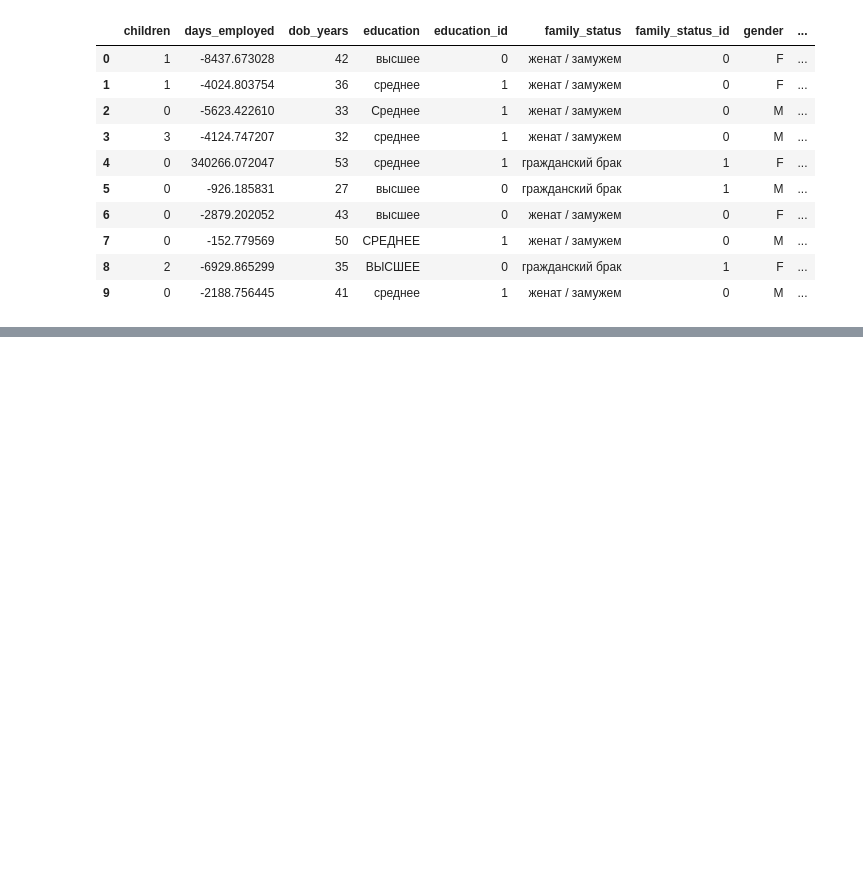
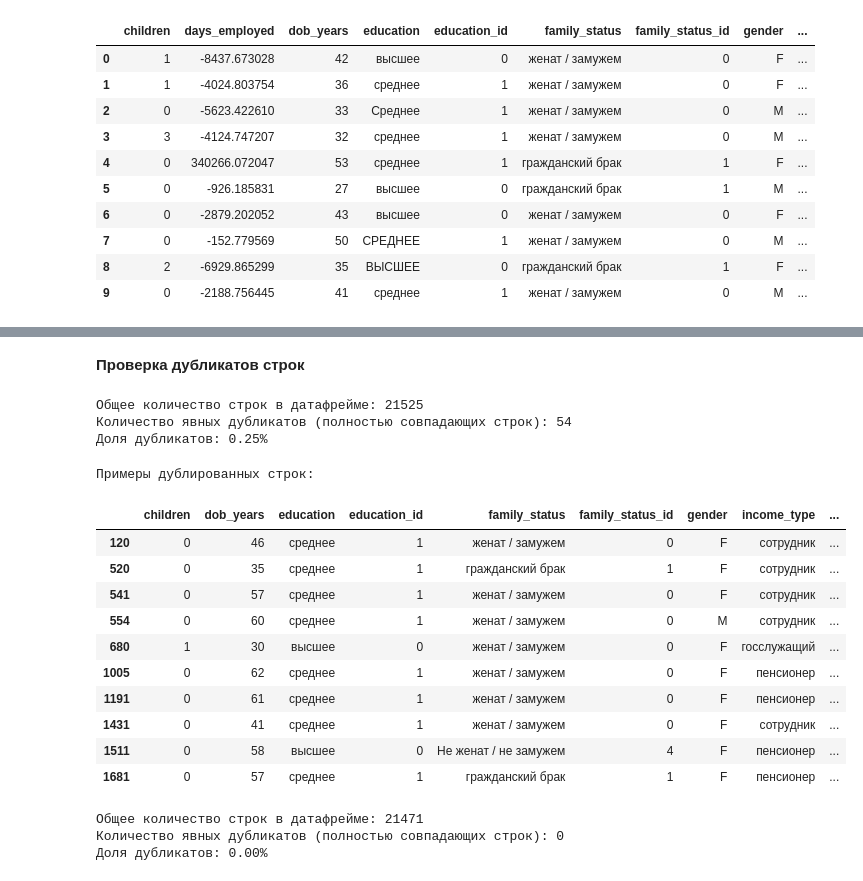
Before and after one commit to kirillku03-blip/educational_project, a Jupyter notebook: 2_investigation_of_borrowers_reliability/Untitled.ipynb, the cells around one changed output, grey strips where cells are left out. Saved outputs shown, nothing was run; the diff lists cells and outputs as text; code cells hidden in the pictures; blank space fills up the shorter version.

```diff
--- a/2_investigation_of_borrowers_reliability/Untitled.ipynb
+++ b/2_investigation_of_borrowers_reliability/Untitled.ipynb
@@ -50,0 +166,3 @@ df.head(10)
+# %%
+# Заполняем пропуски
+df['total_income'] = df['total_income'].fillna(median_income)
@@ -50,0 +244,3 @@ df.head(10)
+# %%
+# удаление столбца
+df = df.drop('days_employed', axis=1)
@@ -50,0 +270,2 @@ df.head(10)
+# %%
+df['total_income'] = df['total_income'].astype('int64')
@@ -50,0 +288,31 @@ df.head(10)
+# %% [markdown]
+**Проверка дубликатов строк**
+# %%
+# Анализ явных дубликатов
+duplicates_count = df.duplicated().sum()
+duplicates_pct = (duplicates_count / len(df)) * 100
+
+print(f"Общее количество строк в датафрейме: {len(df)}")
+print(f"Количество явных дубликатов (полностью совпадающих строк): {duplicates_count}")
+print(f"Доля дубликатов: {duplicates_pct:.2f}%")
+# %% [output]
+Общее количество строк в датафрейме: 21525
+Количество явных дубликатов (полностью совпадающих строк): 54
+Доля дубликатов: 0.25%
+# %%
+if duplicates_count > 0:
+    print("Примеры дублированных строк:")
+    display(df[df.duplicated(keep=False)].head(10))
+# %% [output]
+Примеры дублированных строк:
+|  | children | dob_years | education | education_id | family_status | family_status_id | gender | income_type | ... |
+| 120 | 0 | 46 | среднее | 1 | женат / замужем | 0 | F | сотрудник | ... |
+| 520 | 0 | 35 | среднее | 1 | гражданский брак | 1 | F | сотрудник | ... |
+| 541 | 0 | 57 | среднее | 1 | женат / замужем | 0 | F | сотрудник | ... |
+| 554 | 0 | 60 | среднее | 1 | женат / замужем | 0 | M | сотрудник | ... |
+| 680 | 1 | 30 | высшее | 0 | женат / замужем | 0 | F | госслужащий | ... |
+| 1005 | 0 | 62 | среднее | 1 | женат / замужем | 0 | F | пенсионер | ... |
+| 1191 | 0 | 61 | среднее | 1 | женат / замужем | 0 | F | пенсионер | ... |
+| 1431 | 0 | 41 | среднее | 1 | женат / замужем | 0 | F | сотрудник | ... |
+| 1511 | 0 | 58 | высшее | 0 | Не женат / не замужем | 4 | F | пенсионер | ... |
+| 1681 | 0 | 57 | среднее | 1 | гражданский брак | 1 | F | пенсионер | ... |
@@ -50,0 +322,11 @@ df.head(10)
+# %%
+# проверка
+duplicates_count = df.duplicated().sum()
+duplicates_pct = (duplicates_count / len(df)) * 100
+print(f"Общее количество строк в датафрейме: {len(df)}")
+print(f"Количество явных дубликатов (полностью совпадающих строк): {duplicates_count}")
+print(f"Доля дубликатов: {duplicates_pct:.2f}%")
+# %% [output]
+Общее количество строк в датафрейме: 21471
+Количество явных дубликатов (полностью совпадающих строк): 0
+Доля дубликатов: 0.00%
```
Also changed, not shown: parts of 38 cells of this notebook, 34 other files.
